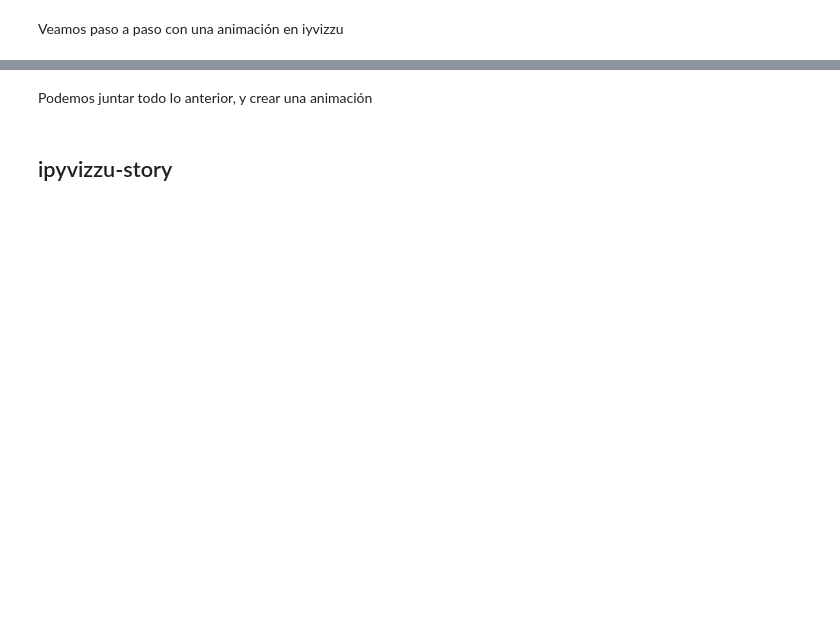
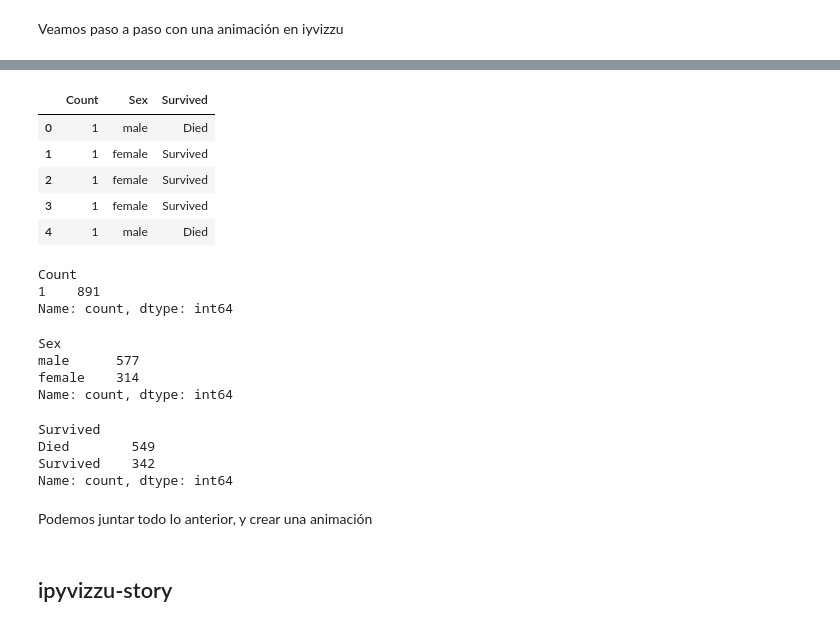
Before and after one commit to sebastiandres/talk_2023_09_07_vizzu, a Jupyter notebook: 2023-09-07-Vizzualizacion-de-datos.ipynb, the cells around one changed output, grey strips where cells are left out. Saved outputs shown, nothing was run; the diff lists cells and outputs as text; code cells hidden in the pictures; blank space fills up the shorter version.

```diff
--- a/2023-09-07-Vizzualizacion-de-datos.ipynb
+++ b/2023-09-07-Vizzualizacion-de-datos.ipynb
@@ -237 +261,31 @@ data.add_df(df)
+# %%
+cols = ["Count", "Sex", "Survived"]
+df[cols].head()
+# %% [output]
+|  | Count | Sex | Survived |
+| 0 | 1 | male | Died |
+| 1 | 1 | female | Survived |
+| 2 | 1 | female | Survived |
+| 3 | 1 | female | Survived |
+| 4 | 1 | male | Died |
+# %%
+df["Count"].value_counts()
+# %% [output]
+Count
+1    891
+Name: count, dtype: int64
+# %%
+df["Sex"].value_counts()
+# %% [output]
+Sex
+male      577
+female    314
+Name: count, dtype: int64
+# %%
+df["Survived"].value_counts()
+# %% [output]
+Survived
+Died        549
+Survived    342
+Name: count, dtype: int64
 # %%
```
Also changed, not shown: parts of 45 cells of this notebook, 10 other files.
